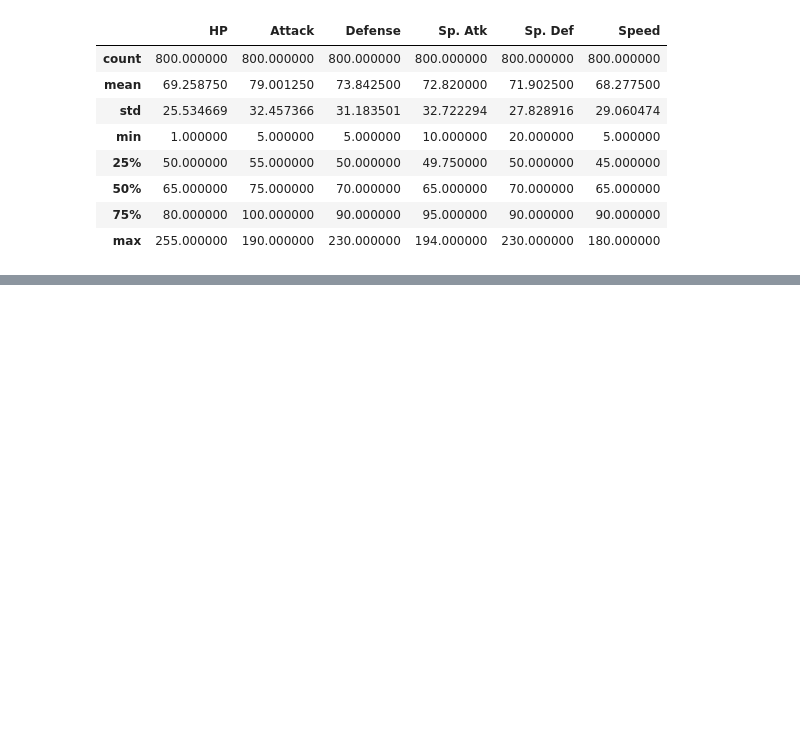
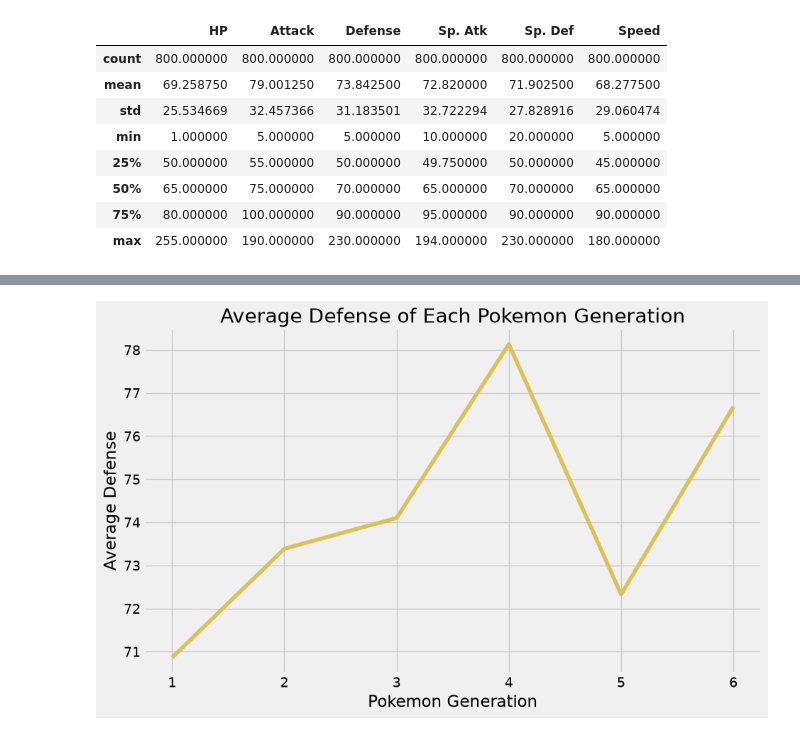
Before and after one commit to SevenWoos/MachineLearningProjects, a Jupyter notebook: pokemon_projects/pokemon_ml/test2/poke_ml_test2.ipynb, the cells around one changed output, grey strips where cells are left out. Cells and saved outputs as stored; diff of their text form; code cells hidden in the pictures; blank space fills up the shorter version.

```diff
--- a/pokemon_projects/pokemon_ml/test2/poke_ml_test2.ipynb
+++ b/pokemon_projects/pokemon_ml/test2/poke_ml_test2.ipynb
@@ -454,0 +738,13 @@ pokemon[['HP', 'Attack', 'Defense', 'Sp. Atk', 'Sp. Def', 'Speed']].describe()
+# %%
+f = plt.figure()
+f.set_figwidth(10)
+f.set_figheight(6)
+
+ax = sns.lineplot(x=tuple(poke_stats_dict.keys()), y = tuple(defense_average_list), data= poke_stats_dict,
+              color = sns.color_palette("hls", 8)[1])
+ax.set(xlabel="Pokemon Generation", ylabel="Average Defense")
+
+plt.title("Average Defense of Each Pokemon Generation")
+plt.show()
+# %% [output]
+[figure, added]
```
Also changed, not shown: parts of 38 cells of this notebook.
